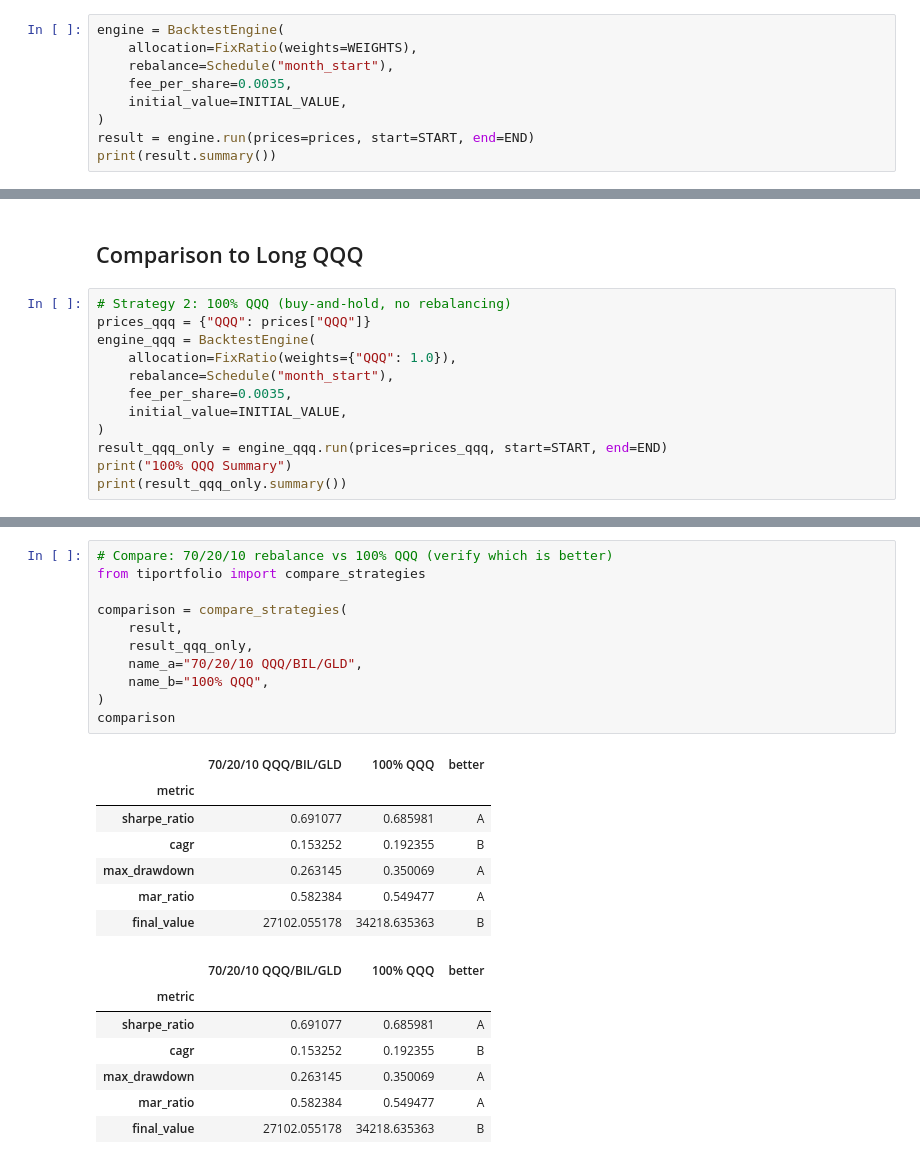
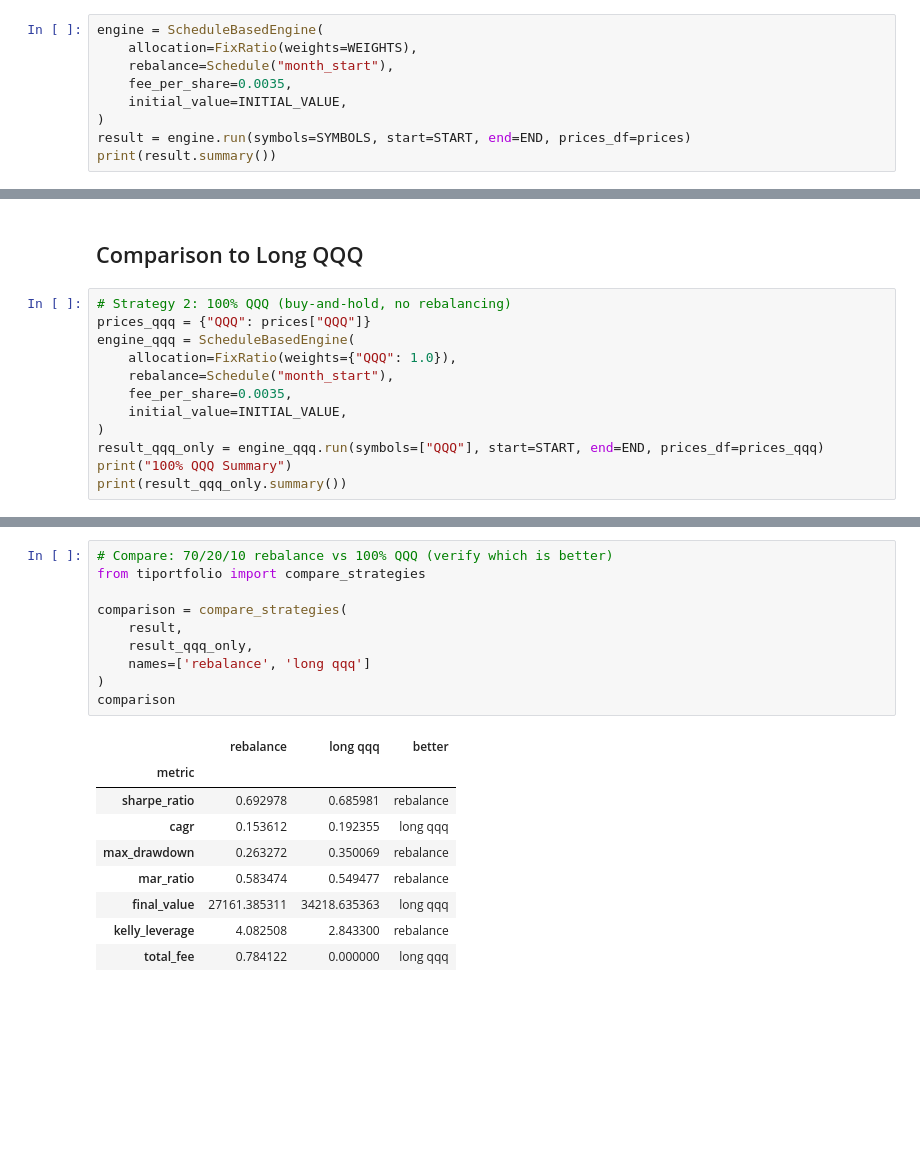
Before and after one commit to TradeInsight-Info/TiPortfolio, a Jupyter notebook: notebooks/start_of_month_rebalance.ipynb, the cells around one changed output, grey strips where cells are left out. Drawn from its saved outputs; the diff is of its cells as text; blank space fills up the shorter version.

```diff
--- a/notebooks/start_of_month_rebalance.ipynb
+++ b/notebooks/start_of_month_rebalance.ipynb
@@ -38,11 +35,11 @@ Loaded 3 symbols, 5280 total rows
 # %%
-engine = BacktestEngine(
+engine = ScheduleBasedEngine(
     allocation=FixRatio(weights=WEIGHTS),
     rebalance=Schedule("month_start"),
     fee_per_share=0.0035,
     initial_value=INITIAL_VALUE,
 )
-result = engine.run(prices=prices, start=START, end=END)
+result = engine.run(symbols=SYMBOLS, start=START, end=END, prices_df=prices)
 print(result.summary())
 # %% [output]
 Backtest Summary
@@ -128,13 +93,13 @@ decisions_df.tail(10)
 # %%
 # Strategy 2: 100% QQQ (buy-and-hold, no rebalancing)
 prices_qqq = {"QQQ": prices["QQQ"]}
-engine_qqq = BacktestEngine(
+engine_qqq = ScheduleBasedEngine(
     allocation=FixRatio(weights={"QQQ": 1.0}),
     rebalance=Schedule("month_start"),
     fee_per_share=0.0035,
     initial_value=INITIAL_VALUE,
 )
-result_qqq_only = engine_qqq.run(prices=prices_qqq, start=START, end=END)
+result_qqq_only = engine_qqq.run(symbols=["QQQ"], start=START, end=END, prices_df=prices_qqq)
 print("100% QQQ Summary")
 print(result_qqq_only.summary())
 # %% [output]
@@ -158,26 +117,20 @@ Rebalances:      0
 # %%
 # Compare: 70/20/10 rebalance vs 100% QQQ (verify which is better)
 from tiportfolio import compare_strategies
 
 comparison = compare_strategies(
     result,
     result_qqq_only,
-    name_a="70/20/10 QQQ/BIL/GLD",
-    name_b="100% QQQ",
+    names=['rebalance', 'long qqq']
 )
 comparison
 # %% [output]
-|  | 70/20/10 QQQ/BIL/GLD | 100% QQQ | better |
+|  | rebalance | long qqq | better |
 | metric |  |  |  |
-| sharpe_ratio | 0.691077 | 0.685981 | A |
-| cagr | 0.153252 | 0.192355 | B |
-| max_drawdown | 0.263145 | 0.350069 | A |
-| mar_ratio | 0.582384 | 0.549477 | A |
-| final_value | 27102.055178 | 34218.635363 | B |
+| sharpe_ratio | 0.692978 | 0.685981 | rebalance |
+| cagr | 0.153612 | 0.192355 | long qqq |
+| max_drawdown | 0.263272 | 0.350069 | rebalance |
+| mar_ratio | 0.583474 | 0.549477 | rebalance |
+| final_value | 27161.385311 | 34218.635363 | long qqq |
+| kelly_leverage | 4.082508 | 2.843300 | rebalance |
+| total_fee | 0.784122 | 0.000000 | long qqq |
-|  | 70/20/10 QQQ/BIL/GLD | 100% QQQ | better |
-| metric |  |  |  |
-| sharpe_ratio | 0.691077 | 0.685981 | A |
-| cagr | 0.153252 | 0.192355 | B |
-| max_drawdown | 0.263145 | 0.350069 | A |
-| mar_ratio | 0.582384 | 0.549477 | A |
-| final_value | 27102.055178 | 34218.635363 | B |
```
Also changed, not shown: parts of 8 cells of this notebook, 19 other files.
